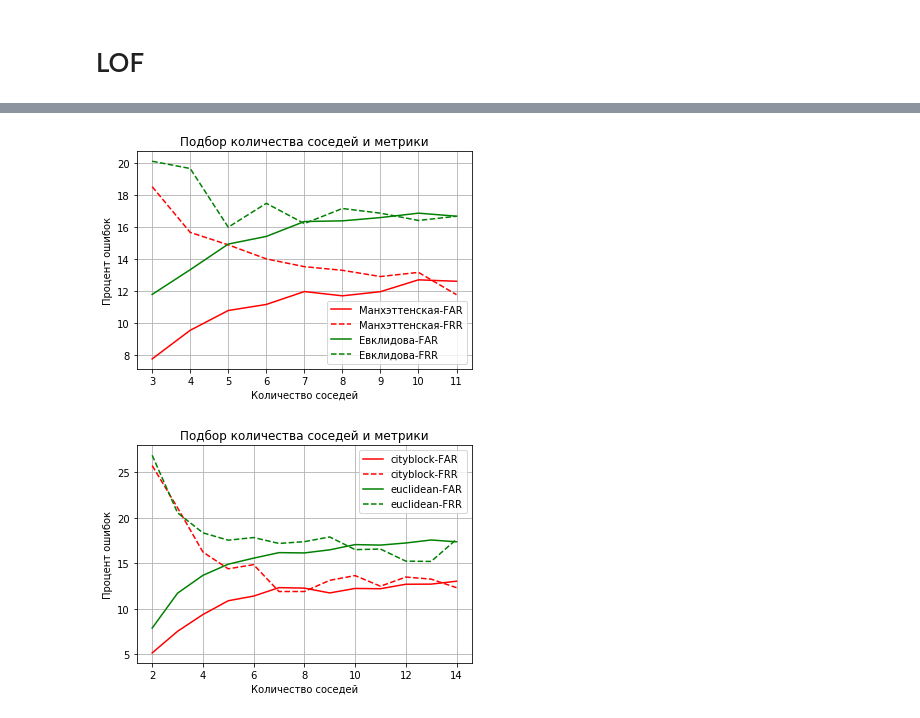
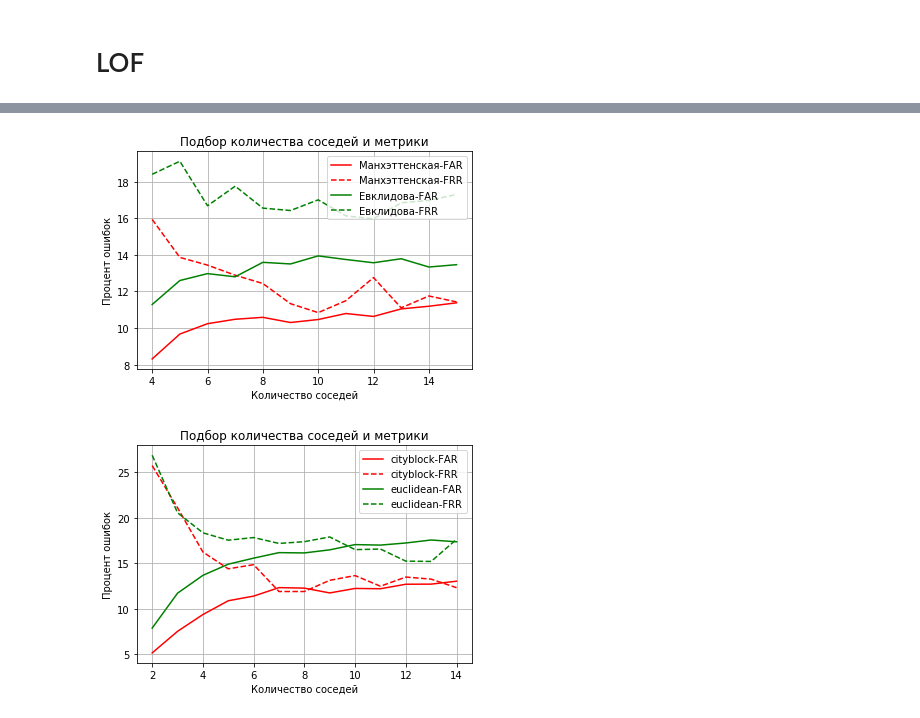
Before and after one commit to DFrolova/Keystroke_dynamics, a Jupyter notebook: Keystroke_dynamics.ipynb, the cells around one changed output, grey strips where cells are left out. Saved outputs shown, nothing was run; the diff lists cells and outputs as text; code cells hidden in the pictures.

```diff
--- a/Keystroke_dynamics.ipynb
+++ b/Keystroke_dynamics.ipynb
@@ -10,6 +12,10 @@ cols_Pressure = ['Pressure .', 'Pressure t', 'Pressure i', 'Pressure e', 'Pressu
 data['Std P'] = np.std(data[cols_Pressure], axis=1)
 cols_Area = ['Size .', 'Size t', 'Size i', 'Size e', 'Size Shift', 'Size 5', 'Size Shift.1', 'Size Caps', 'Size r', 'Size o', 'Size a', 'Size n', 'Size l', 'Size Enter']
 data['Std A'] = np.std(data[cols_Area], axis=1)
+# %%
+cols_to_drop = list(data)[28:28+13]
+# %%
+X1 = data.drop(cols_to_drop, axis=1, inplace=False)
 # %% [markdown]
 ## Feature selection
 # PCA
@@ -19,16 +25,16 @@ import matplotlib.pyplot as plt
 # %%
 from sklearn.decomposition import PCA, TruncatedSVD
 from sklearn.preprocessing import StandardScaler
-pca = PCA(n_components=74)
+pca = PCA(n_components=2)
 
-X = data.drop('Subject', axis=1, inplace=False)
+X = X1.drop('Subject', axis=1, inplace=False)
+Y = X1['Subject'].values
+#X = data.drop('Subject', axis=1, inplace=False)
 X = X.values
-Y = data['Subject']
-Y = Y.values
 
 scaler = StandardScaler()
 X_norm = scaler.fit_transform(X)
 X_reduced = pca.fit_transform(X_norm)
 
-print(pca.singular_values_)
+print((pca.explained_variance_ratio_[0], pca.explained_variance_ratio_[1], pca.explained_variance_ratio_[0] + pca.explained_variance_ratio_[1]))
 # %% [output]
@@ -550,32 +514,32 @@ plt.show()
 # %% [markdown]
 # LOF
 # %%
+from sklearn.preprocessing import StandardScaler
+from sklearn.decomposition import PCA
+from sklearn.decomposition import TruncatedSVD
+
+#X = data.drop('Subject', axis=1, inplace=False)
+X = X1.drop('Subject', axis=1, inplace=False)
+X = X.values
+
 from sklearn.neighbors import LocalOutlierFactor
-from sklearn.preprocessing import StandardScaler
-from sklearn.decomposition import PCA, TruncatedSVD
 
 good_train_size = 40
 num_users = 56
 num_shuf = 5
 plot_out = []
 plot_test = []
-x = range(2,12,1)
-X = data.drop('Subject', axis=1, inplace=False)
-X = X.values
+x = range(4, 16)
+
 for metr in ['cityblock', 'euclidean']:
-    print('-----------------')
-    print(metr)
+    print()
+    print('Metric:', metr)
     for neib in x:
-        print("-----")
-        print(neib)
-        print("--------------------")
-        print('neib =', neib)
-        #thres_array = []
-        for thres in [3]:
+        print()
+        print('Number of neighbours:', neib)
+        for thres in [2]:
             errors_out = []
             errors_test = []
-            #print("------")
-            #print(thres)
             for user in range(num_users):
                 for shuf in range(num_shuf):
                     X_good = X[user * 51:(user + 1) * 51]
@@ -594,7 +558,6 @@ for metr in ['cityblock', 'euclidean']:
                     y_pred_out = clf._decision_function(X_out)
 
                     threshold = np.percentile(clf._decision_function(X_train), thres)
-                    #thres_array.append(threshold)
 
                     err_test = y_pred_test[y_pred_test < threshold].size
                     errors_test.append(err_test)
@@ -610,14 +573,11 @@ for metr in ['cityblock', 'euclidean']:
             plot_test.append(np.mean(errors_test) / X_test.shape[0] * 100)
             print("TEST-std", np.std(errors_test) / X_test.shape[0])
 
-            #print("threshold", np.mean(thres_array))
-
 plt.title('Подбор количества соседей и метрики')
-plt.plot(x[1:], plot_out[1:len(x)], color='r', label='Манхэттенская-FAR')
-plt.plot(x[1:], plot_test[1:len(x)], 'r--', label='Манхэттенская-FRR')
-plt.plot(x[1:], plot_out[len(x) + 1:2 * len(x)], color='g', label='Евклидова-FAR')
-plt.plot(x[1:], plot_test[len(x) + 1:2 * len(x)], 'g--', label='Евклидова-FRR')
-
+plt.plot(x, plot_out[:len(x)], color='r', label='Манхэттенская-FAR')
+plt.plot(x, plot_test[:len(x)], 'r--', label='Манхэттенская-FRR')
+plt.plot(x, plot_out[len(x):2 * len(x)], color='g', label='Евклидова-FAR')
+plt.plot(x, plot_test[len(x):2 * len(x)], 'g--', label='Евклидова-FRR')
 plt.legend()
 plt.xlabel('Количество соседей')
 plt.ylabel('Процент ошибок')
@@ -644,4 +604,4 @@ TEST-std 0.13089047229
-[figure, old version]
+[figure, new version]
 # %%
 plt.title('Подбор количества соседей и метрики')
 plt.plot(x[1:], plot_out[1:len(x)], color='r', label='Манхэттенская-FAR')
```
Also changed, not shown: parts of 14 cells of this notebook.
